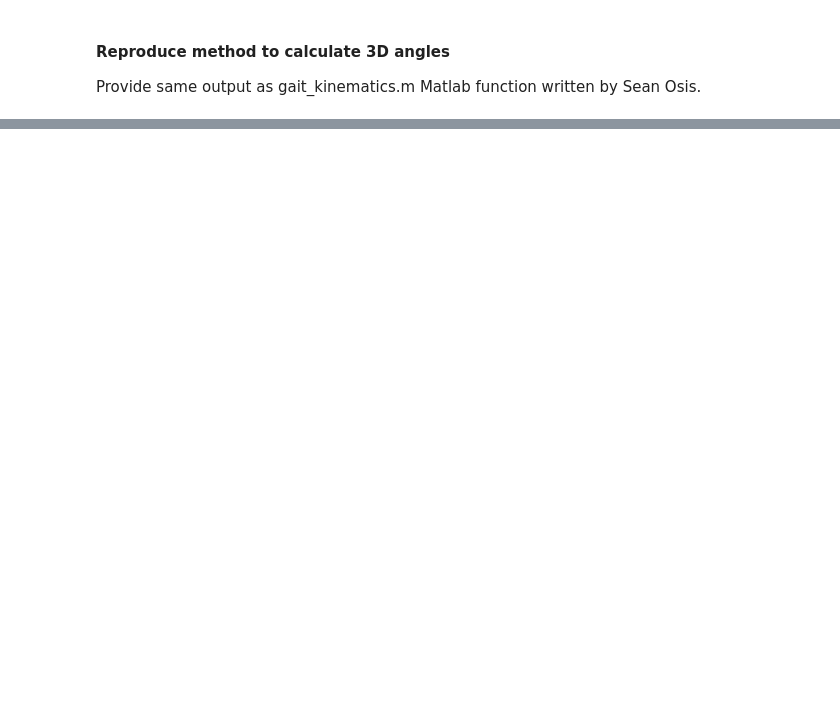
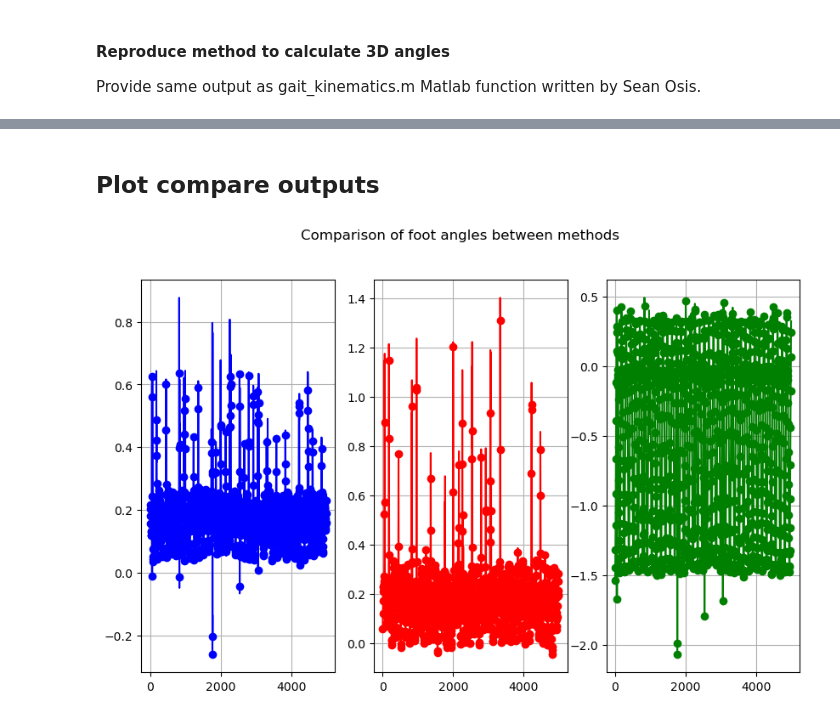
Before and after one commit to regifukuchi/BMC-RIC-running-biomechanics, a Jupyter notebook: notebooks/RIC_RBDS_debugg_join_ang.ipynb, the cells around one changed output, grey strips where cells are left out. Saved outputs shown, nothing was run; the diff lists cells and outputs as text; code cells hidden in the pictures; blank space fills up the shorter version.

```diff
--- a/notebooks/RIC_RBDS_debugg_join_ang.ipynb
+++ b/notebooks/RIC_RBDS_debugg_join_ang.ipynb
@@ -173,2 +166,0 @@ from gait_kinematics import gait_kinematics
-# %%
-R_R_ankle, R_R_knee, R_R_hip = gait_kinematics(joints,neutral,gait,data_RIC['hz_r'])
@@ -473,7 +501,8 @@ dif_dPelvis= dPelvis - avg_dPelvis
 angle_R_ankle = np.empty(shape=(dif_dR_foot.shape[2], 3)) * np.NaN
 angle_R_knee  = np.empty(shape=(dif_dR_foot.shape[2], 3)) * np.NaN
 angle_R_hip  = np.empty(shape=(dif_dR_foot.shape[2], 3)) * np.NaN
-
+angle_R_foot = np.empty(shape=(dif_dR_foot.shape[2], 3)) * np.NaN
+angle_Pelvis = np.empty(shape=(dif_dR_foot.shape[2], 3)) * np.NaN
 for i in range(dif_dR_foot.shape[2]):
     CR_foot = np.dot(dif_dR_foot[:,:,i], dif_ac_R_foot.T)
     CR_shank= np.dot(dif_dR_shank[:,:,i], dif_ac_R_shank.T)
@@ -561,14 +590,19 @@ for i in range(dif_dR_foot.shape[2]):
     #     %   from a posterior view, 'vertical vector' in the first quadrant is
     #     %   postitive and second quadrant is negative
     #     %   . ie. inversion is positive and eversion is negative for the RIGHT
-    angle_R_foot = np.empty(3)
-    angle_R_foot[0] = np.arctan(RR_R_foot[0,1]/np.sqrt(RR_R_foot[1,1]**2 + RR_R_foot[2,1]**2))
 
+    angle_R_foot[i,0] = np.arctan(RR_R_foot[0,1]/np.sqrt(RR_R_foot[1,1]**2 + RR_R_foot[2,1]**2))
     # angle of the long axis of the foot about the vertical axis
-    angle_R_foot[1] = np.arctan(RR_R_foot[0,0]/np.sqrt(RR_R_foot[1,0]**2 + RR_R_foot[2,0]**2))
+    angle_R_foot[i,1] = np.arctan(RR_R_foot[0,0]/np.sqrt(RR_R_foot[1,0]**2 + RR_R_foot[2,0]**2))
+    # and project the long axis into the sagital plane for ID of FOREFOOT
+    angle_R_foot[i,2] = np.arctan2(RR_R_foot[1,0], -R_R_foot[2,0])
 
-    # and project the long axis into the sagital plane for ID of FOREFOOT
-    angle_R_foot[2] = np.arctan2(RR_R_foot[1,0], -R_R_foot[2,0])
+    # % PELVIS
+    # % project lateral axis of pelvis
+    angle_Pelvis[i,0] = np.arctan2(RR_Pelvis[0,2],RR_Pelvis[2,2]) - np.pi/2 #into floor plane
+    angle_Pelvis[i,1] = np.arctan(RR_Pelvis[1,2]/RR_Pelvis[0,2]) #into frontal plane
+    #% and project anterior axis of pelvis
+    angle_Pelvis[i,2] = np.arctan2(RR_Pelvis[1,0],-RR_Pelvis[2,0])#into sagital plane
 
     # %% calculate joint angles
     # % need rotation matrix from shank to foot ...
@@ -577,7 +611,7 @@ for i in range(dif_dR_foot.shape[2]):
     R_R_knee = np.dot(RR_R_thigh.T, RR_R_shank)
     R_R_hip = np.dot(RR_Pelvis.T, RR_R_thigh)
 
-    np.set_printoptions(suppress=True)
+    #np.set_printoptions(suppress=True)
 
 
     # % CARDANANGLES uses this rotation matrix to calculate angles
@@ -591,0 +644,2 @@ for i in range(dif_dR_foot.shape[2]):
+# %% [markdown]
+## Plot compare outputs
@@ -591,0 +648,19 @@ for i in range(dif_dR_foot.shape[2]):
+# %%
+# Import foot angles calculated in Matlab
+fn_f_matlab = os.path.join(pathname, 'r_foot_angle_R.txt')
+angf_matlab = np.loadtxt(fn_f_matlab) * (np.pi/180)
+# %%
+fig, axs = plt.subplots(1,3, figsize=(10,6))
+fig.suptitle('Comparison of foot angles between methods')
+axs[0].plot(angle_R_foot[:,0], 'b', label='Python')
+axs[0].plot(tn[0::5],angf_matlab[0::5,0], 'bo', label='Matlab')
+axs[0].grid('on')
+axs[1].plot(angle_R_foot[:,1], 'r', label='Python')
+axs[1].plot(tn[0::5],angf_matlab[0::5,1], 'ro', label='Matlab')
+axs[1].grid('on')
+axs[2].plot(angle_R_foot[:,2], 'g', label='Python')
+axs[2].plot(tn[0::5],angf_matlab[0::5,2], 'go', label='Matlab')
+axs[2].grid('on')
+plt.show()
+# %% [output]
+[figure, added]
```
Also changed, not shown: parts of 24 cells of this notebook, 12 other files.
